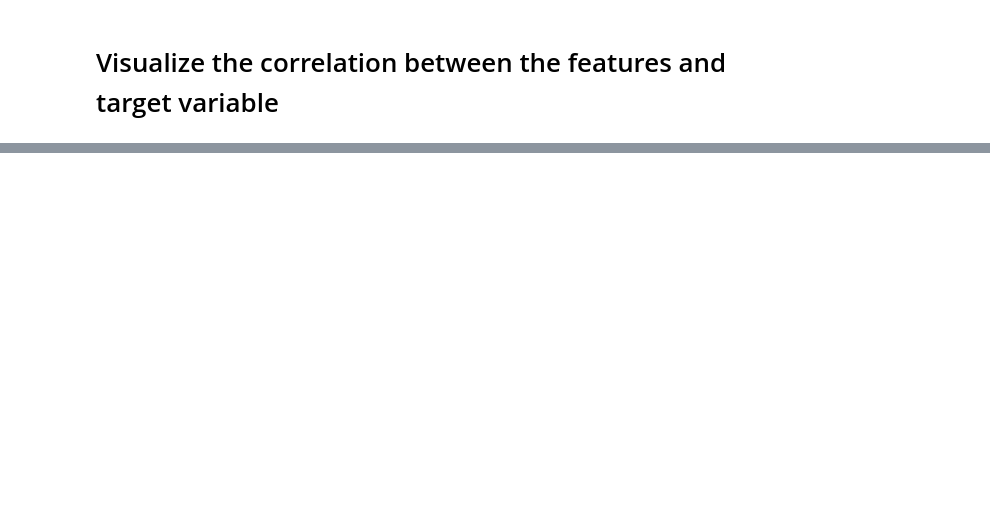
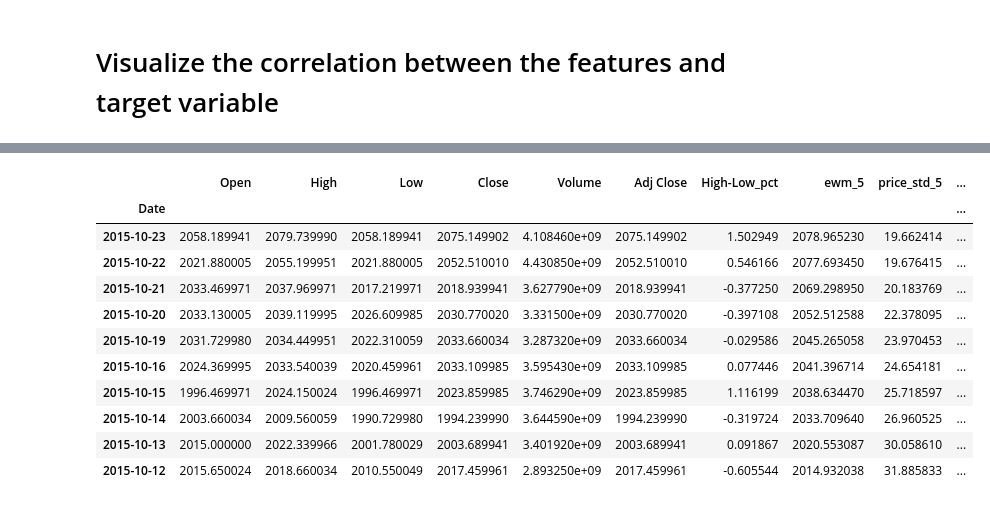
Before and after one commit to vickykatoch/avam-ml-adventures, a Jupyter notebook: notebooks/MulVarLinRegSkit.ipynb, the cells around one changed output, grey strips where cells are left out. Saved outputs shown, nothing was run; the diff lists cells and outputs as text; code cells hidden in the pictures; blank space fills up the shorter version.

```diff
--- a/notebooks/MulVarLinRegSkit.ipynb
+++ b/notebooks/MulVarLinRegSkit.ipynb
@@ -135,0 +118,17 @@ Name: Adj Close, dtype: float64
+# %%
+SPY_data = SPY_data.dropna(axis=0)
+# %%
+SPY_data.head(10)
+# %% [output]
+|  | Open | High | Low | Close | Volume | Adj Close | High-Low_pct | ewm_5 | price_std_5 | ... |
+| Date |  |  |  |  |  |  |  |  |  | ... |
+| 2015-10-23 | 2058.189941 | 2079.739990 | 2058.189941 | 2075.149902 | 4.108460e+09 | 2075.149902 | 1.502949 | 2078.965230 | 19.662414 | ... |
+| 2015-10-22 | 2021.880005 | 2055.199951 | 2021.880005 | 2052.510010 | 4.430850e+09 | 2052.510010 | 0.546166 | 2077.693450 | 19.676415 | ... |
+| 2015-10-21 | 2033.469971 | 2037.969971 | 2017.219971 | 2018.939941 | 3.627790e+09 | 2018.939941 | -0.377250 | 2069.298950 | 20.183769 | ... |
+| 2015-10-20 | 2033.130005 | 2039.119995 | 2026.609985 | 2030.770020 | 3.331500e+09 | 2030.770020 | -0.397108 | 2052.512588 | 22.378095 | ... |
+| 2015-10-19 | 2031.729980 | 2034.449951 | 2022.310059 | 2033.660034 | 3.287320e+09 | 2033.660034 | -0.029586 | 2045.265058 | 23.970453 | ... |
+| 2015-10-16 | 2024.369995 | 2033.540039 | 2020.459961 | 2033.109985 | 3.595430e+09 | 2033.109985 | 0.077446 | 2041.396714 | 24.654181 | ... |
+| 2015-10-15 | 1996.469971 | 2024.150024 | 1996.469971 | 2023.859985 | 3.746290e+09 | 2023.859985 | 1.116199 | 2038.634470 | 25.718597 | ... |
+| 2015-10-14 | 2003.660034 | 2009.560059 | 1990.729980 | 1994.239990 | 3.644590e+09 | 1994.239990 | -0.319724 | 2033.709640 | 26.960525 | ... |
+| 2015-10-13 | 2015.000000 | 2022.339966 | 2001.780029 | 2003.689941 | 3.401920e+09 | 2003.689941 | 0.091867 | 2020.553087 | 30.058610 | ... |
+| 2015-10-12 | 2015.650024 | 2018.660034 | 2010.550049 | 2017.459961 | 2.893250e+09 | 2017.459961 | -0.605544 | 2014.932038 | 31.885833 | ... |
```
Also changed, not shown: parts of 13 cells of this notebook.
